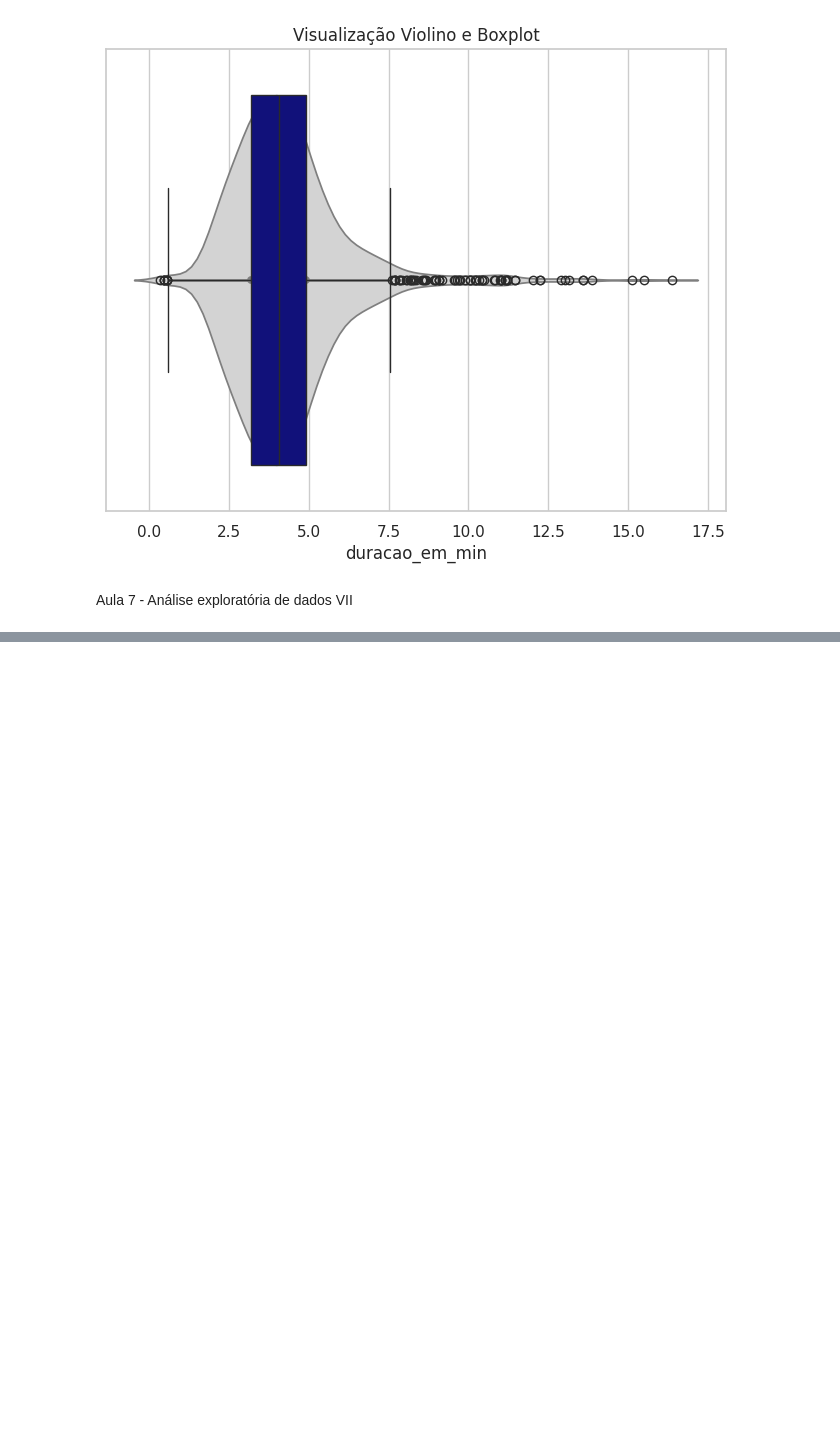
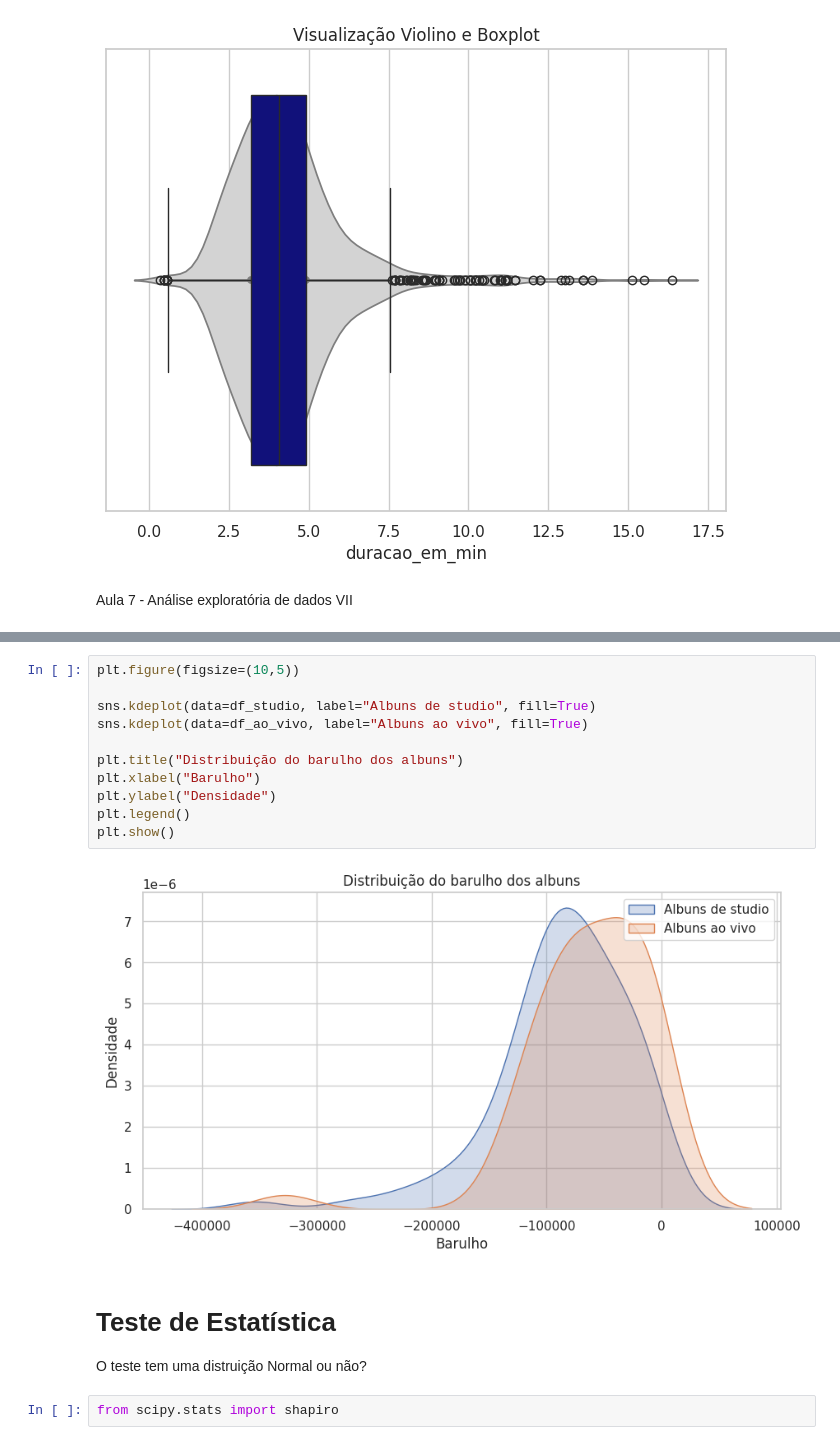
Before and after one commit to SandraRojasZ/Machine-Learning-and-Time-Series, a Jupyter notebook: Aula_2_Análise_Exploratória_de_Dados_(EDA).ipynb, the cells around one changed output, grey strips where cells are left out. Saved outputs shown, nothing was run; the diff lists cells and outputs as text; blank space fills up the shorter version.

Commit message:
Análise Exploratória de Dados IX - Introdução de testes Estatísticos

```diff
--- a/Aula_2_Análise_Exploratória_de_Dados_(EDA).ipynb
+++ b/Aula_2_Análise_Exploratória_de_Dados_(EDA).ipynb
@@ -230,0 +294,19 @@ Aula 7 - Análise exploratória de dados VII
+# %%
+plt.figure(figsize=(10,5))
+
+sns.kdeplot(data=df_studio, label="Albuns de studio", fill=True)
+sns.kdeplot(data=df_ao_vivo, label="Albuns ao vivo", fill=True)
+
+plt.title("Distribuição do barulho dos albuns")
+plt.xlabel("Barulho")
+plt.ylabel("Densidade")
+plt.legend()
+plt.show()
+# %% [output]
+[figure, added]
+# %% [markdown]
+# **Teste de Estatística**
+
+O teste tem uma distruição Normal ou não?
+# %%
+from scipy.stats import shapiro
```
Also changed, not shown: parts of 13 cells of this notebook.
